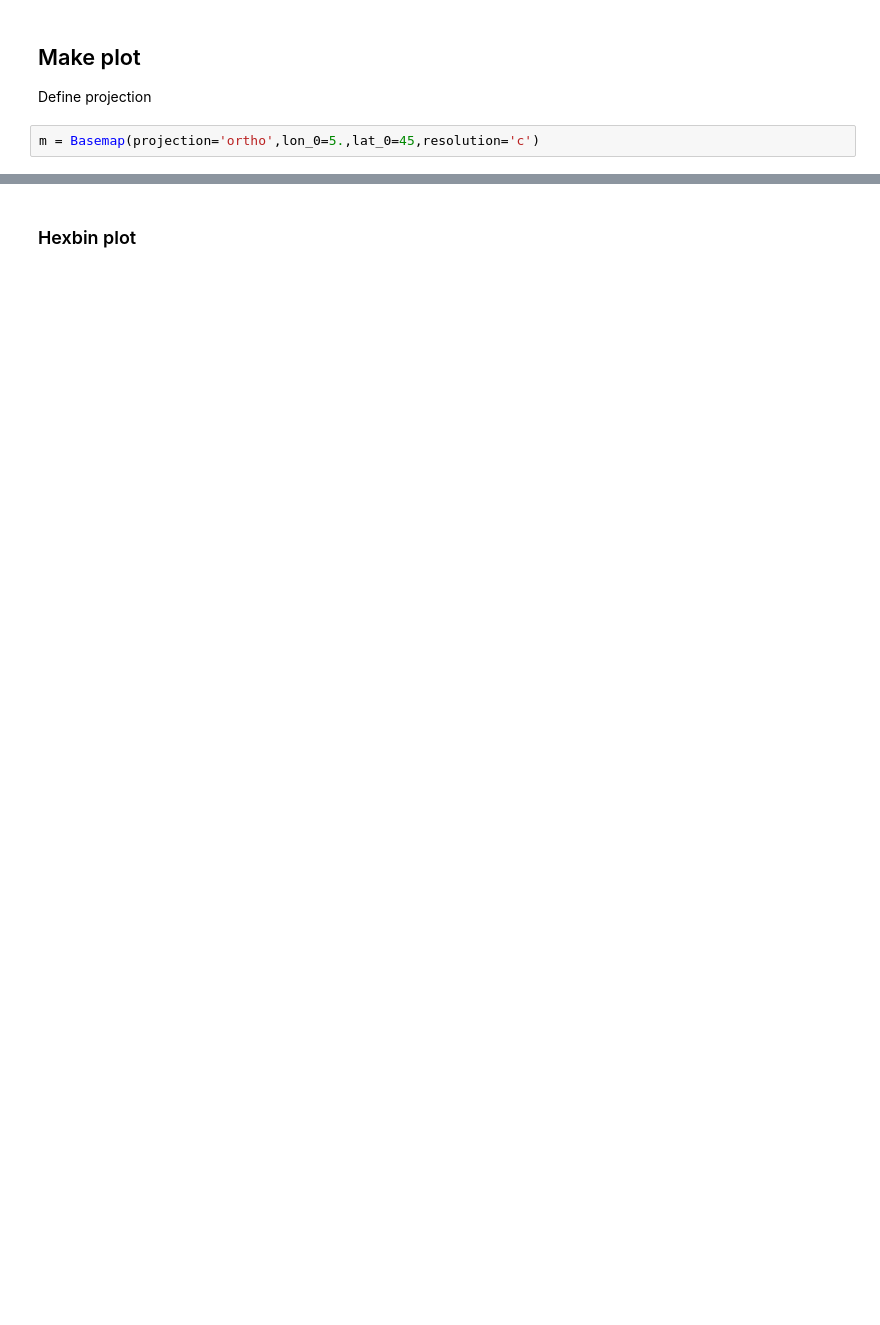
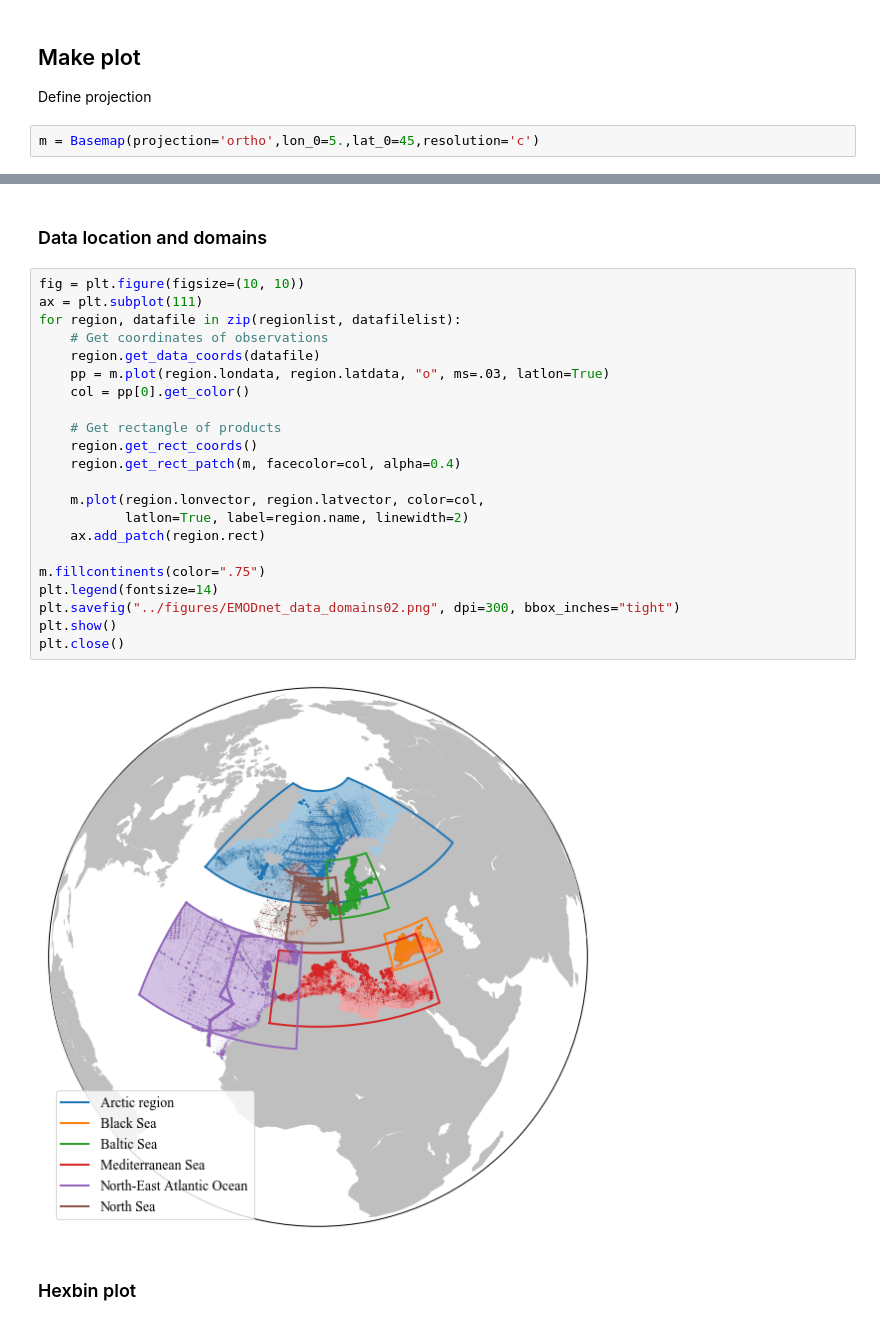
Before and after one commit to gher-uliege/EMODnet-Chemistry, a Jupyter notebook: python/plot_data_positions.ipynb, the cells around one changed output, grey strips where cells are left out. Drawn from its saved outputs; the diff is of its cells as text; blank space fills up the shorter version.

```diff
--- a/python/plot_data_positions.ipynb
+++ b/python/plot_data_positions.ipynb
@@ -37,3 +59,29 @@ plt.close()
+# %% [markdown]
+### Data location and domains
+# %%
+fig = plt.figure(figsize=(10, 10))
+ax = plt.subplot(111)
+for region, datafile in zip(regionlist, datafilelist):
+    # Get coordinates of observations
+    region.get_data_coords(datafile)
+    pp = m.plot(region.londata, region.latdata, "o", ms=.03, latlon=True)
+    col = pp[0].get_color()
+
+    # Get rectangle of products
+    region.get_rect_coords()
+    region.get_rect_patch(m, facecolor=col, alpha=0.4)
+
+    m.plot(region.lonvector, region.latvector, color=col,
+           latlon=True, label=region.name, linewidth=2)
+    ax.add_patch(region.rect)
+
+m.fillcontinents(color=".75")
+plt.legend(fontsize=14)
+plt.savefig("../figures/EMODnet_data_domains02.png", dpi=300, bbox_inches="tight")
+plt.show()
+plt.close()
+# %% [output]
+[figure, added]
 # %% [markdown]
 ### Hexbin plot
 # %%
```
Also changed, not shown: parts of 8 cells of this notebook, 3 other files.
